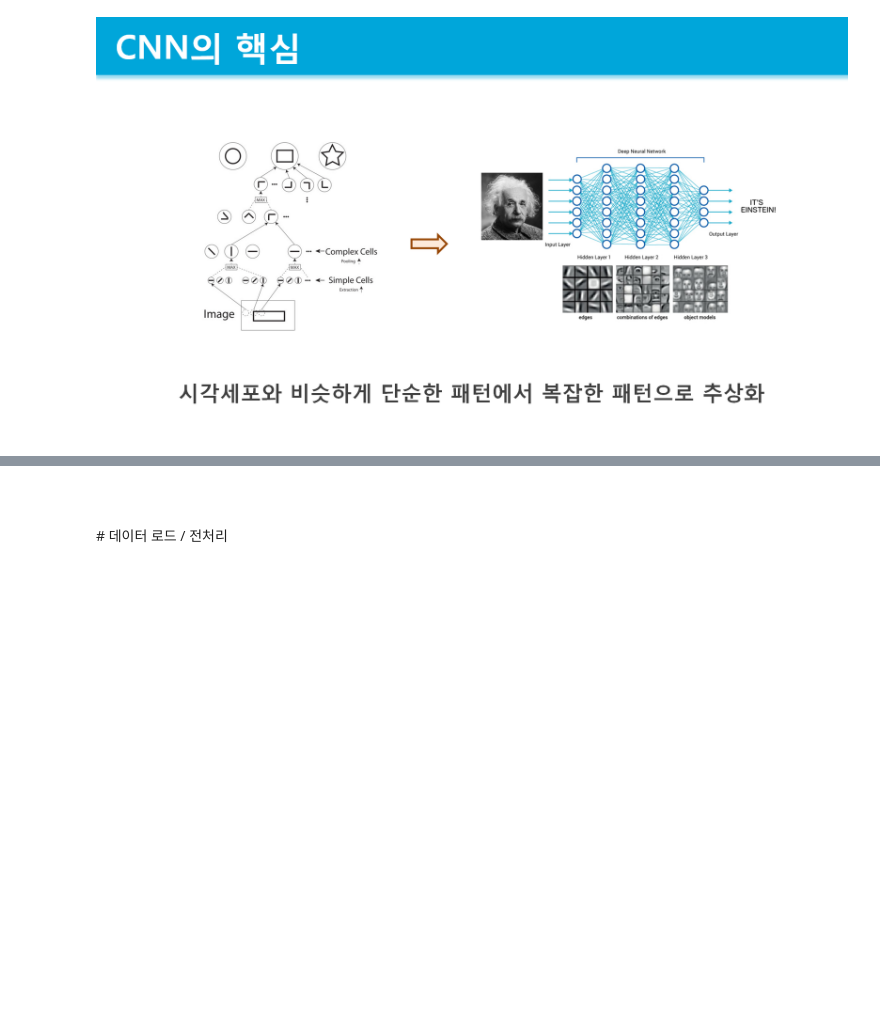
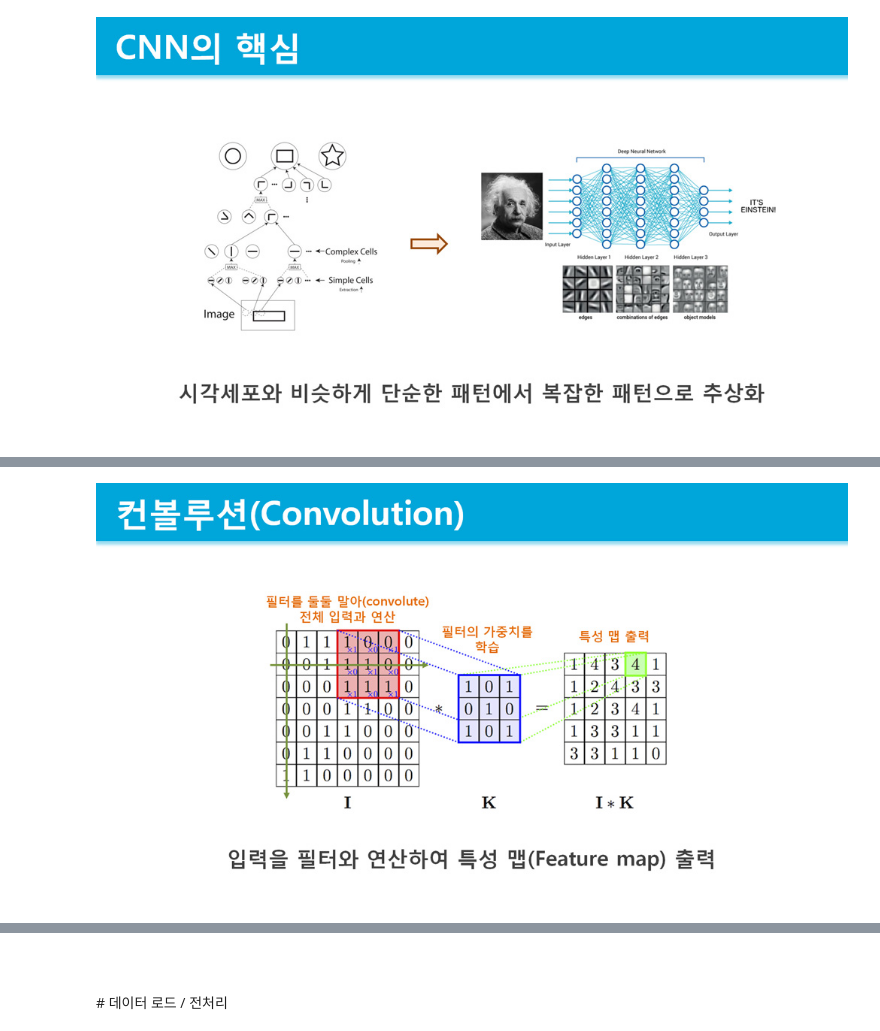
Before and after one commit to deepseasw/caltech101-image-cnn-classification, a Jupyter notebook: Image CNN Classification.ipynb, the cells around one changed output, grey strips where cells are left out. Cells and saved outputs as stored; diff of their text form; code cells hidden in the pictures; blank space fills up the shorter version.

```diff
--- a/Image CNN Classification.ipynb
+++ b/Image CNN Classification.ipynb
@@ -22,0 +27,4 @@ display(Image(filename='image/image01.png'))
+# %%
+display(Image(filename='image/image03.jpg'))
+# %% [output]
+[figure, added]
```
Also changed, not shown: parts of 24 cells of this notebook, 23 other files.
